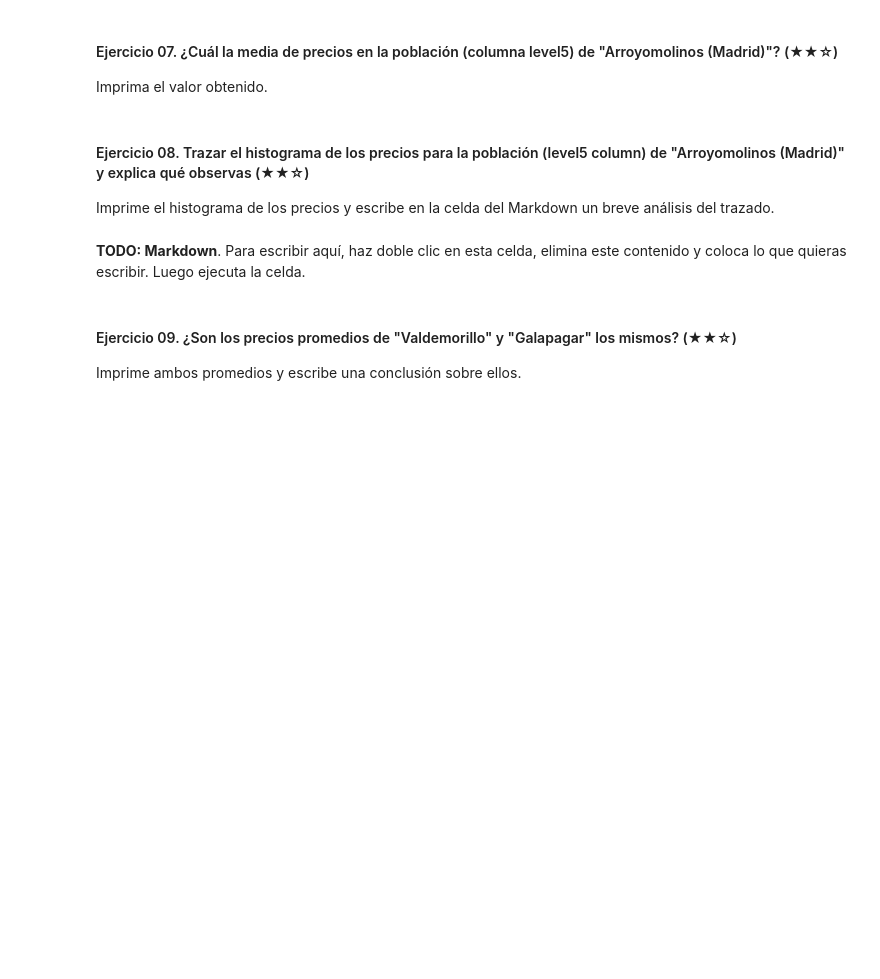
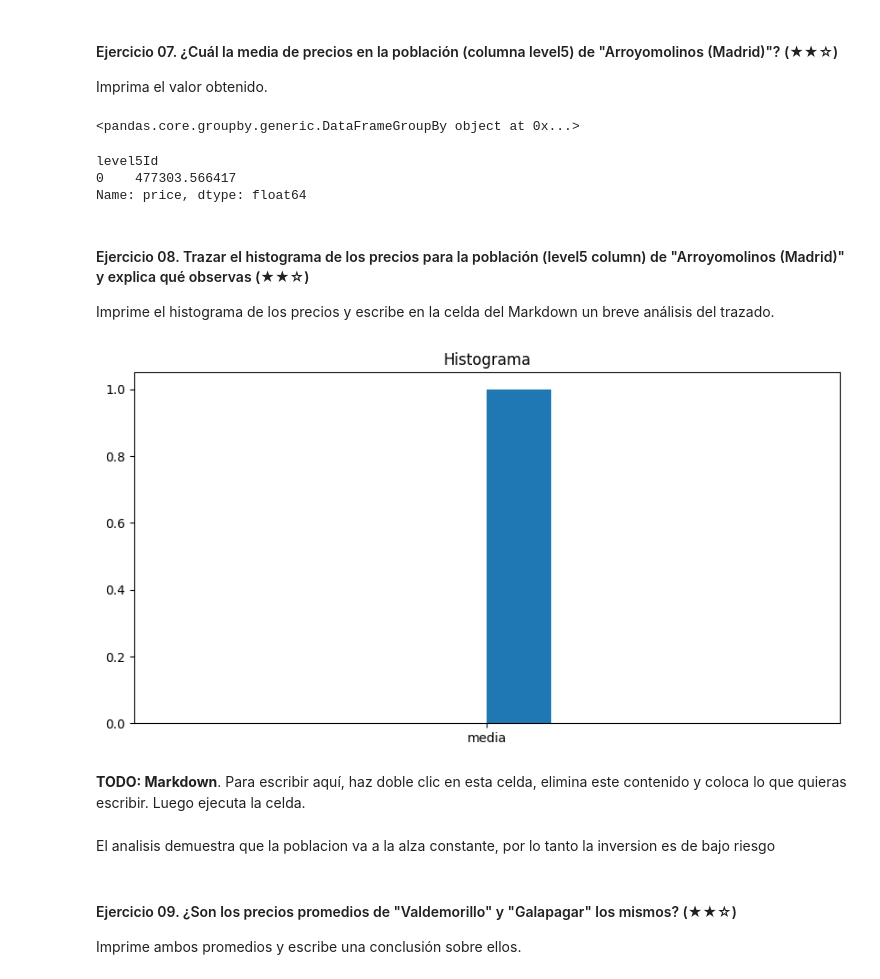
Before and after one commit to Valenfrc/realestate-datacleanup-exercise, a Jupyter notebook: project.es.ipynb, the cells around one changed output. Cells and saved outputs as stored; diff of their text form; code cells hidden in the pictures; blank space fills up the shorter version.

```diff
--- a/project.es.ipynb
+++ b/project.es.ipynb
@@ -168,15 +168,34 @@ del ds[ds.columns[]]
 
 Imprima el valor obtenido.
 # %%
-# TODO
+inf= ds.groupby('level5Id')
+inf
+# %% [output]
+<pandas.core.groupby.generic.DataFrameGroupBy object at 0x...>
+# %%
+media=inf.price.mean()
+media
+# %% [output]
+level5Id
+0    477303.566417
+Name: price, dtype: float64
 # %% [markdown]
 #### Ejercicio 08. Trazar el histograma de los precios para la población (level5 column) de "Arroyomolinos (Madrid)" y explica qué observas (★★☆)
 
 Imprime el histograma de los precios y escribe en la celda del Markdown un breve análisis del trazado.
 # %%
-# TODO: Code
+import matplotlib.pyplot as plt
+plt.figure(figsize=(10,5))
+plt.hist('media')
+
+plt.title("Histograma")
+plt.show()
+# %% [output]
+[figure, added]
 # %% [markdown]
 **TODO: Markdown**. Para escribir aquí, haz doble clic en esta celda, elimina este contenido y coloca lo que quieras escribir. Luego ejecuta la celda.
+# %% [markdown]
+El analisis demuestra que la poblacion va a la alza constante, por lo tanto la inversion es de bajo riesgo
 # %% [markdown]
 #### Ejercicio 09. ¿Son los precios promedios de "Valdemorillo" y "Galapagar" los mismos? (★★☆)
 
```
Also changed, not shown: parts of 2 cells of this notebook.
